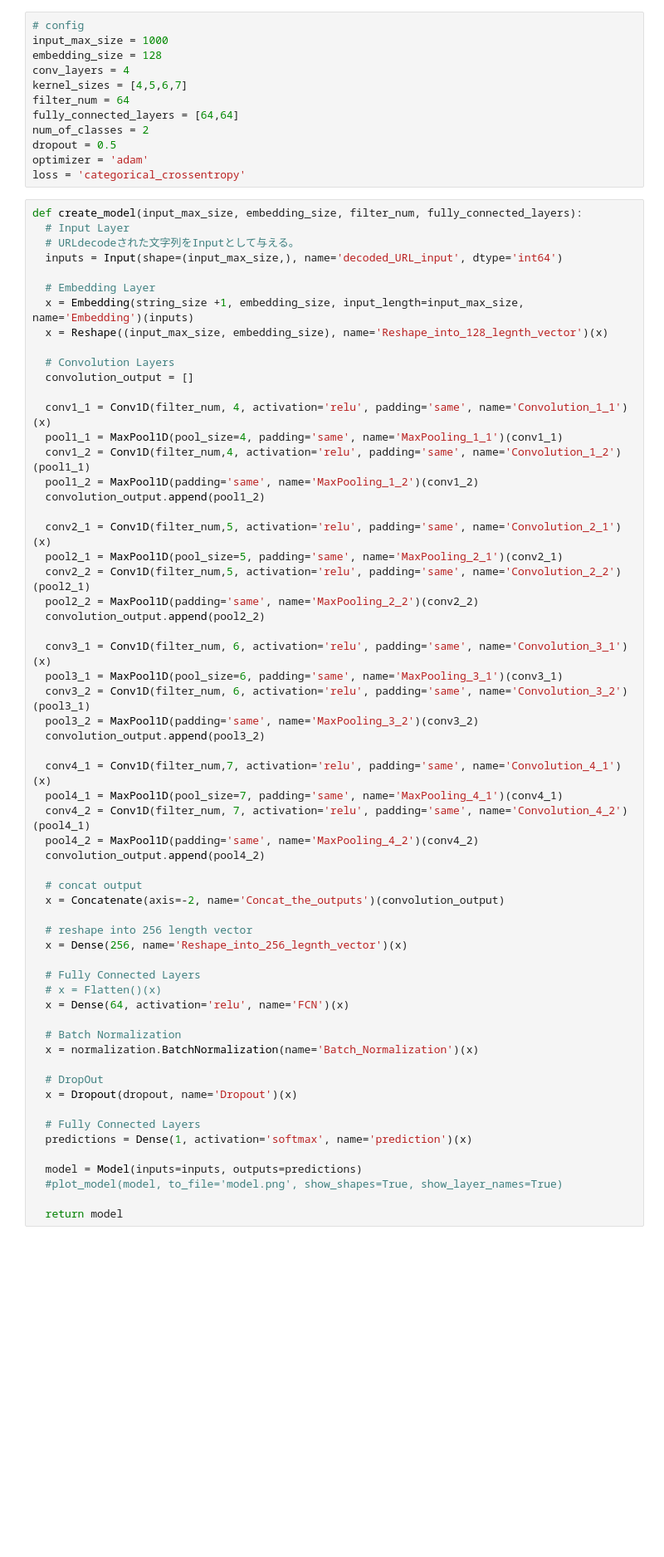
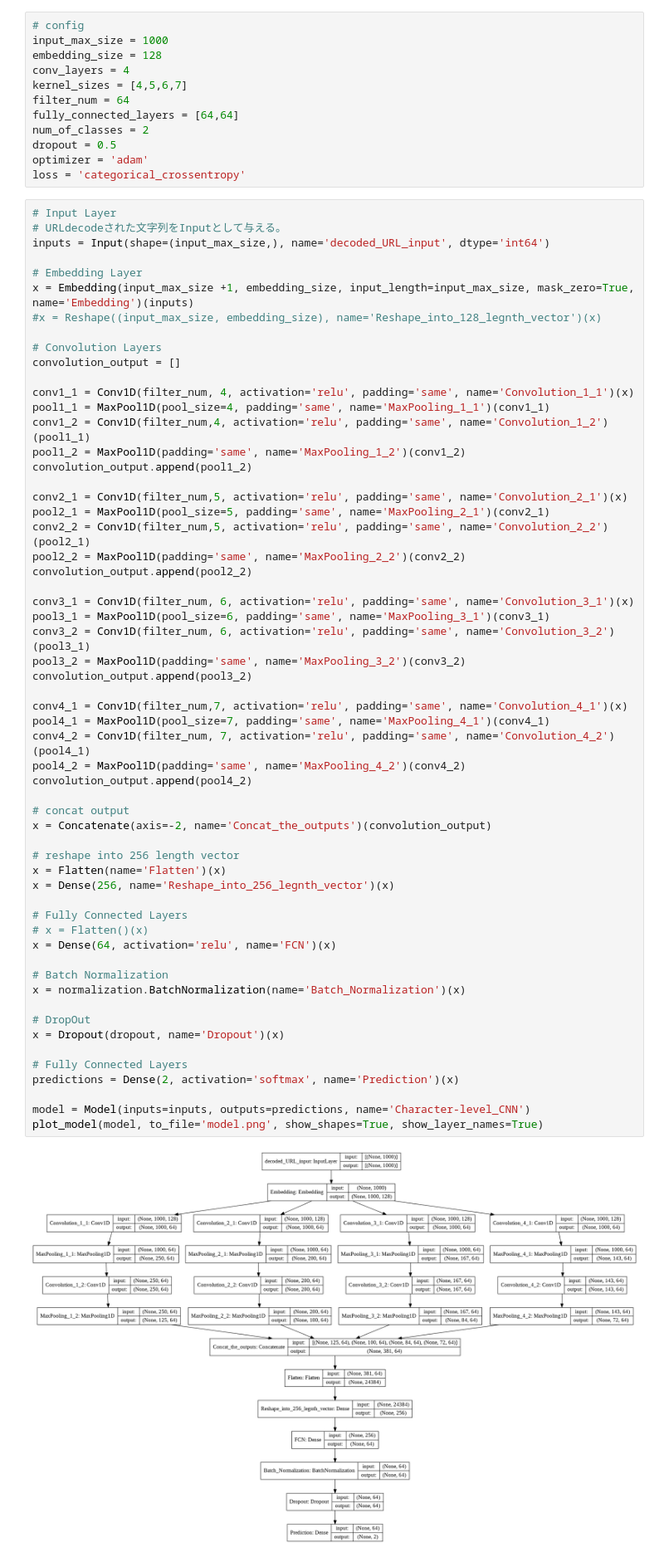
Before and after one commit to futabato/WAffle, a Jupyter notebook: MachineLearning/CharacterLevel-CNN/CharacterLevel_CNN.ipynb, the cells around one changed output. Shown: that part at 83% size. Cells and saved outputs as stored; diff of their text form; blank space fills up the shorter version.

```diff
--- a/MachineLearning/CharacterLevel-CNN/CharacterLevel_CNN.ipynb
+++ b/MachineLearning/CharacterLevel-CNN/CharacterLevel_CNN.ipynb
@@ -155,62 +162,62 @@ dropout = 0.5
 optimizer = 'adam'
 loss = 'categorical_crossentropy'
 # %%
-def create_model(input_max_size, embedding_size, filter_num, fully_connected_layers):
-  # Input Layer
-  # URLdecodeされた文字列をInputとして与える。
-  inputs = Input(shape=(input_max_size,), name='decoded_URL_input', dtype='int64')
+# Input Layer
+# URLdecodeされた文字列をInputとして与える。
+inputs = Input(shape=(input_max_size,), name='decoded_URL_input', dtype='int64')
 
-  # Embedding Layer
-  x = Embedding(string_size +1, embedding_size, input_length=input_max_size, name='Embedding')(inputs)
-  x = Reshape((input_max_size, embedding_size), name='Reshape_into_128_legnth_vector')(x)
+# Embedding Layer
+x = Embedding(input_max_size +1, embedding_size, input_length=input_max_size, mask_zero=True, name='Embedding')(inputs)
+#x = Reshape((input_max_size, embedding_size), name='Reshape_into_128_legnth_vector')(x)
 
-  # Convolution Layers
-  convolution_output = []
+# Convolution Layers
+convolution_output = []
 
-  conv1_1 = Conv1D(filter_num, 4, activation='relu', padding='same', name='Convolution_1_1')(x)
-  pool1_1 = MaxPool1D(pool_size=4, padding='same', name='MaxPooling_1_1')(conv1_1)
-  conv1_2 = Conv1D(filter_num,4, activation='relu', padding='same', name='Convolution_1_2')(pool1_1)
-  pool1_2 = MaxPool1D(padding='same', name='MaxPooling_1_2')(conv1_2)
-  convolution_output.append(pool1_2)
+conv1_1 = Conv1D(filter_num, 4, activation='relu', padding='same', name='Convolution_1_1')(x)
+pool1_1 = MaxPool1D(pool_size=4, padding='same', name='MaxPooling_1_1')(conv1_1)
+conv1_2 = Conv1D(filter_num,4, activation='relu', padding='same', name='Convolution_1_2')(pool1_1)
+pool1_2 = MaxPool1D(padding='same', name='MaxPooling_1_2')(conv1_2)
+convolution_output.append(pool1_2)
 
-  conv2_1 = Conv1D(filter_num,5, activation='relu', padding='same', name='Convolution_2_1')(x)
-  pool2_1 = MaxPool1D(pool_size=5, padding='same', name='MaxPooling_2_1')(conv2_1)
-  conv2_2 = Conv1D(filter_num,5, activation='relu', padding='same', name='Convolution_2_2')(pool2_1)
-  pool2_2 = MaxPool1D(padding='same', name='MaxPooling_2_2')(conv2_2)
-  convolution_output.append(pool2_2)
+conv2_1 = Conv1D(filter_num,5, activation='relu', padding='same', name='Convolution_2_1')(x)
+pool2_1 = MaxPool1D(pool_size=5, padding='same', name='MaxPooling_2_1')(conv2_1)
+conv2_2 = Conv1D(filter_num,5, activation='relu', padding='same', name='Convolution_2_2')(pool2_1)
+pool2_2 = MaxPool1D(padding='same', name='MaxPooling_2_2')(conv2_2)
+convolution_output.append(pool2_2)
 
-  conv3_1 = Conv1D(filter_num, 6, activation='relu', padding='same', name='Convolution_3_1')(x)
-  pool3_1 = MaxPool1D(pool_size=6, padding='same', name='MaxPooling_3_1')(conv3_1)
-  conv3_2 = Conv1D(filter_num, 6, activation='relu', padding='same', name='Convolution_3_2')(pool3_1)
-  pool3_2 = MaxPool1D(padding='same', name='MaxPooling_3_2')(conv3_2)
-  convolution_output.append(pool3_2)
+conv3_1 = Conv1D(filter_num, 6, activation='relu', padding='same', name='Convolution_3_1')(x)
+pool3_1 = MaxPool1D(pool_size=6, padding='same', name='MaxPooling_3_1')(conv3_1)
+conv3_2 = Conv1D(filter_num, 6, activation='relu', padding='same', name='Convolution_3_2')(pool3_1)
+pool3_2 = MaxPool1D(padding='same', name='MaxPooling_3_2')(conv3_2)
+convolution_output.append(pool3_2)
 
-  conv4_1 = Conv1D(filter_num,7, activation='relu', padding='same', name='Convolution_4_1')(x)
-  pool4_1 = MaxPool1D(pool_size=7, padding='same', name='MaxPooling_4_1')(conv4_1)
-  conv4_2 = Conv1D(filter_num, 7, activation='relu', padding='same', name='Convolution_4_2')(pool4_1)
-  pool4_2 = MaxPool1D(padding='same', name='MaxPooling_4_2')(conv4_2)
-  convolution_output.append(pool4_2)
+conv4_1 = Conv1D(filter_num,7, activation='relu', padding='same', name='Convolution_4_1')(x)
+pool4_1 = MaxPool1D(pool_size=7, padding='same', name='MaxPooling_4_1')(conv4_1)
+conv4_2 = Conv1D(filter_num, 7, activation='relu', padding='same', name='Convolution_4_2')(pool4_1)
+pool4_2 = MaxPool1D(padding='same', name='MaxPooling_4_2')(conv4_2)
+convolution_output.append(pool4_2)
 
-  # concat output
-  x = Concatenate(axis=-2, name='Concat_the_outputs')(convolution_output)
+# concat output
+x = Concatenate(axis=-2, name='Concat_the_outputs')(convolution_output)
 
-  # reshape into 256 length vector
-  x = Dense(256, name='Reshape_into_256_legnth_vector')(x)
+# reshape into 256 length vector
+x = Flatten(name='Flatten')(x)
+x = Dense(256, name='Reshape_into_256_legnth_vector')(x)
 
-  # Fully Connected Layers
-  # x = Flatten()(x)
-  x = Dense(64, activation='relu', name='FCN')(x)
+# Fully Connected Layers
+# x = Flatten()(x)
+x = Dense(64, activation='relu', name='FCN')(x)
 
-  # Batch Normalization
-  x = normalization.BatchNormalization(name='Batch_Normalization')(x)
+# Batch Normalization
+x = normalization.BatchNormalization(name='Batch_Normalization')(x)
 
-  # DropOut
-  x = Dropout(dropout, name='Dropout')(x)
+# DropOut
+x = Dropout(dropout, name='Dropout')(x)
 
-  # Fully Connected Layers
-  predictions = Dense(1, activation='softmax', name='prediction')(x)
+# Fully Connected Layers
+predictions = Dense(2, activation='softmax', name='Prediction')(x)
 
-  model = Model(inputs=inputs, outputs=predictions)
-  #plot_model(model, to_file='model.png', show_shapes=True, show_layer_names=True)
-
-  return model
+model = Model(inputs=inputs, outputs=predictions, name='Character-level_CNN')
+plot_model(model, to_file='model.png', show_shapes=True, show_layer_names=True)
+# %% [output]
+[figure, added]
```
Also changed, not shown: parts of 10 cells of this notebook.
